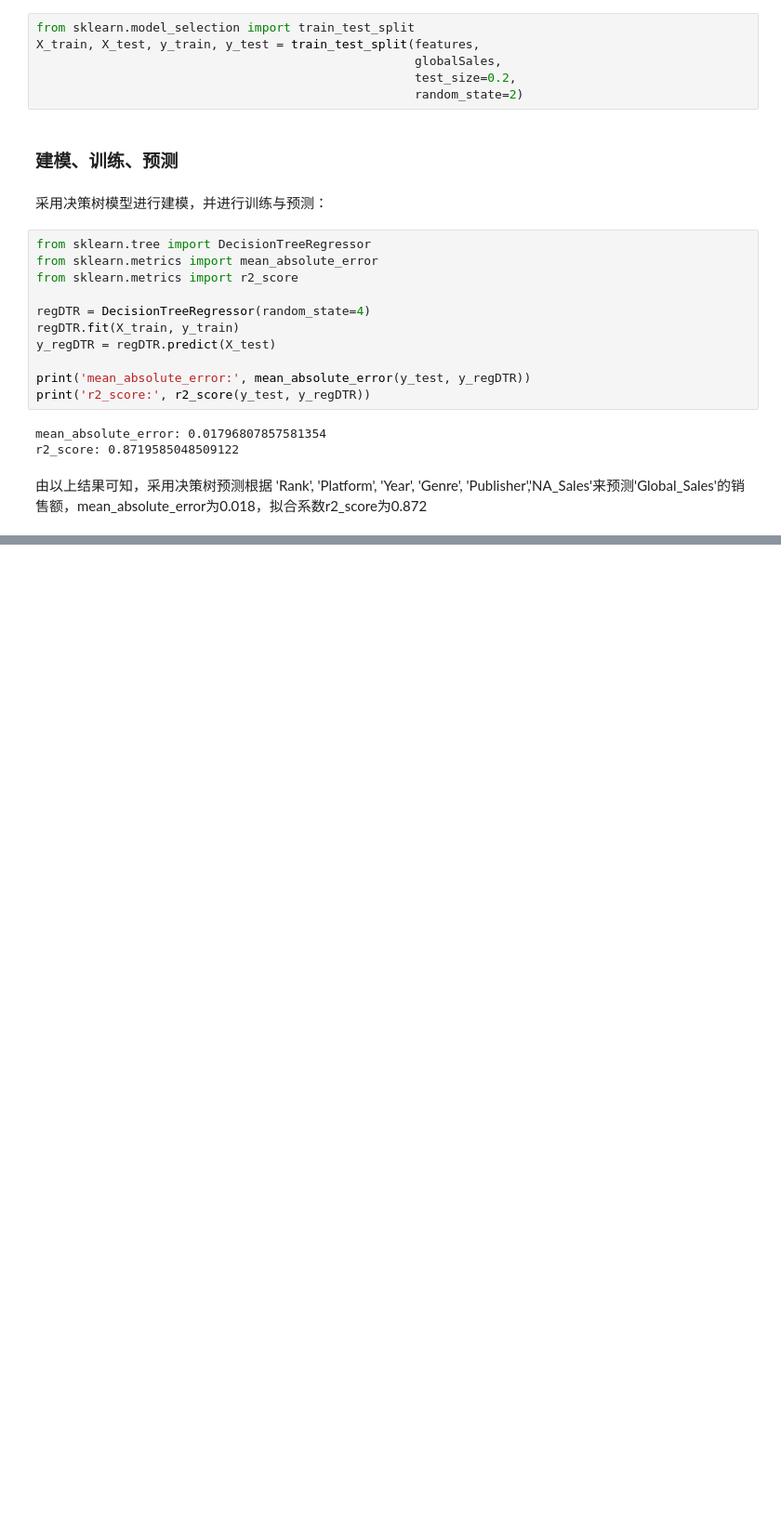
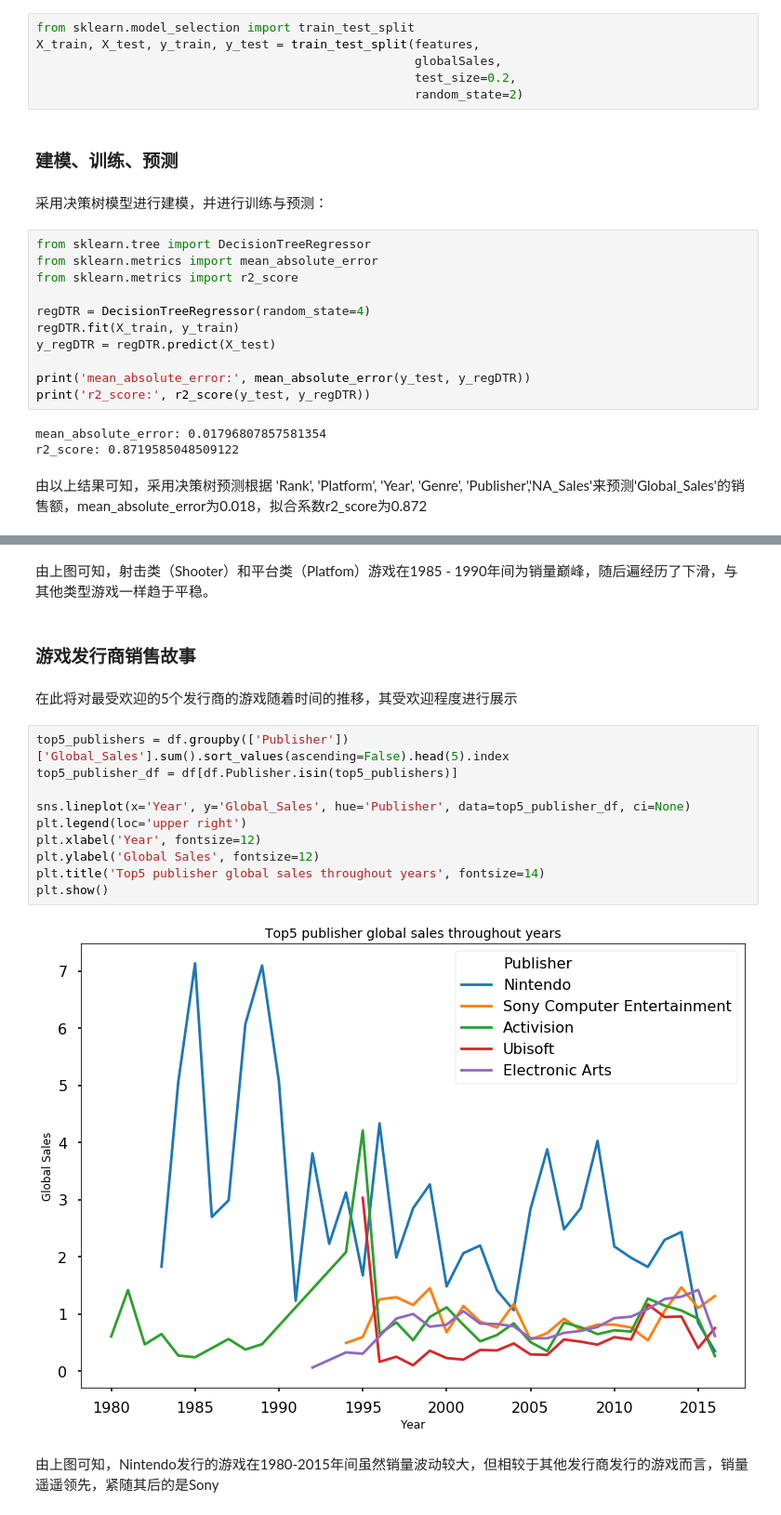
Before and after one commit to Wchoward/DataMiningClass, a Jupyter notebook: assignment3/VideoGameSales.ipynb, the cells around one changed output, grey strips where cells are left out. Shown at 93% size. Drawn from its saved outputs; the diff is of its cells as text; blank space fills up the shorter version.

```diff
--- a/assignment3/VideoGameSales.ipynb
+++ b/assignment3/VideoGameSales.ipynb
@@ -215,0 +234,20 @@ r2_score: 0.8719585048509122
+# %% [markdown]
+由上图可知，射击类（Shooter）和平台类（Platfom）游戏在1985 - 1990年间为销量巅峰，随后遍经历了下滑，与其他类型游戏一样趋于平稳。
+# %% [markdown]
+### 游戏发行商销售故事
+# %% [markdown]
+在此将对最受欢迎的5个发行商的游戏随着时间的推移，其受欢迎程度进行展示
+# %%
+top5_publishers = df.groupby(['Publisher'])['Global_Sales'].sum().sort_values(ascending=False).head(5).index
+top5_publisher_df = df[df.Publisher.isin(top5_publishers)]
+
+sns.lineplot(x='Year', y='Global_Sales', hue='Publisher', data=top5_publisher_df, ci=None)
+plt.legend(loc='upper right')
+plt.xlabel('Year', fontsize=12)
+plt.ylabel('Global Sales', fontsize=12)
+plt.title('Top5 publisher global sales throughout years', fontsize=14)
+plt.show()
+# %% [output]
+[figure, added]
+# %% [markdown]
+由上图可知，Nintendo发行的游戏在1980-2015年间虽然销量波动较大，但相较于其他发行商发行的游戏而言，销量遥遥领先，紧随其后的是Sony
```
Also changed, not shown: parts of 7 cells of this notebook.
